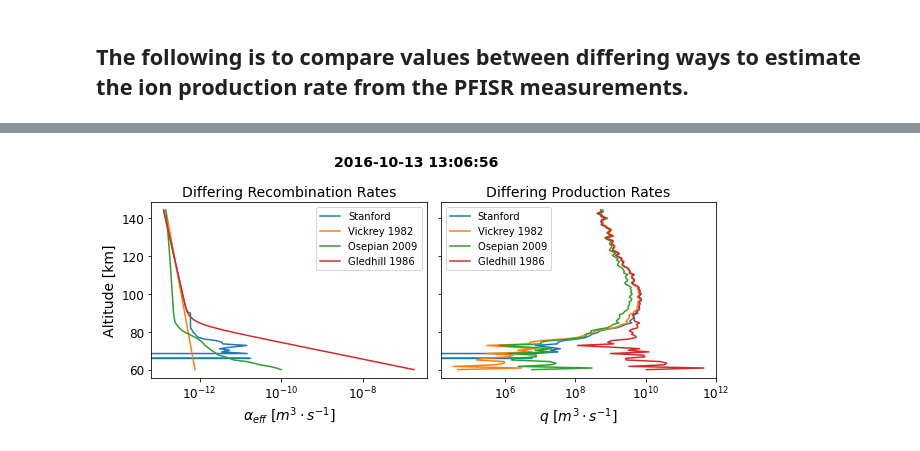
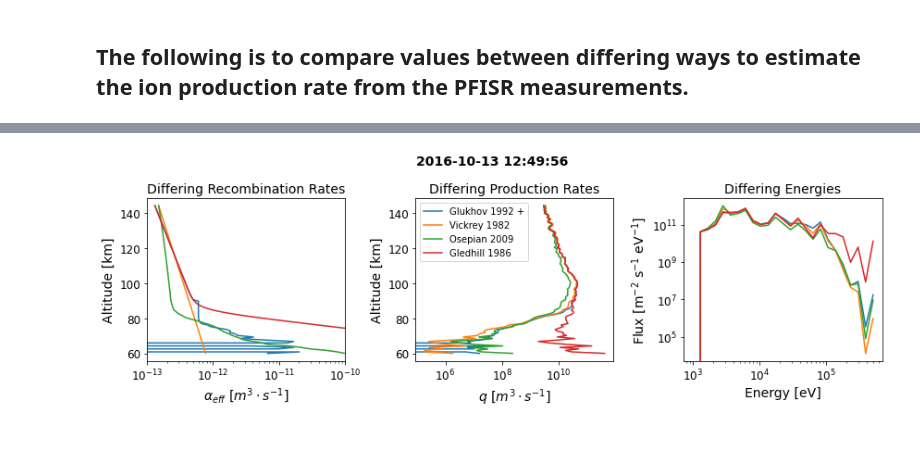
Before and after one commit to rileytroyer/semeter-inversion, a Jupyter notebook: semeter-inversion-example.ipynb, the cells around one changed output, grey strips where cells are left out. Saved outputs shown, nothing was run; the diff lists cells and outputs as text; code cells hidden in the pictures.

Commit message:
figures for agu

```diff
--- a/semeter-inversion-example.ipynb
+++ b/semeter-inversion-example.ipynb
@@ -301,6 +301,6 @@ def get_msis_density(run_time, altitude_bins, max_alt=1001e3,
 # %%
 # Time slice to run inversion for
 #slice_n = 684
-slice_n = 157
+slice_n = 140
 print(utc_time[slice_n])
 # %% [output]
@@ -1070,45 +1077,70 @@ plt.tight_layout()
 # %%
 # Plot a comparison between the different recombination coefficients
-fig, ax = plt.subplots(1, 2, figsize=(9, 4), sharey=True)
+fig = plt.figure(figsize=(12, 4))
+
+ax0 = fig.add_subplot(1, 3, 1)
+ax1 = fig.add_subplot(1, 3, 2, sharey = ax0)
+ax2 = fig.add_subplot(1, 3, 3)
 
 plt.suptitle(str(utc_time[slice_n]), fontsize=14,
               fontweight='bold')
 
 ###### Plot 1: ion recombination rates ######
 # Title and axis
-ax[0].set_title('Differing Recombination Rates',
+ax0.set_title('Differing Recombination Rates',
              fontsize=14)
-ax[0].set_xlabel(r'$\alpha_{eff}$ $[m^3 \cdot s^{-1}]$', fontsize=14)
-ax[0].set_ylabel('Altitude [km]', fontsize=14)
+ax0.set_xlabel(r'$\alpha_{eff}$ $[m^3 \cdot s^{-1}]$', fontsize=14)
+ax0.set_ylabel('Altitude [km]', fontsize=14)
 
 # Plot the coefficients
-ax[0].plot(alphas, altitude_bins/1000, label='Stanford')
-ax[0].plot(alphas_vickrey, altitude_bins/1000, label='Vickrey 1982')
-ax[0].plot(alphas_osepian, altitude_bins/1000, label='Osepian 2009')
-ax[0].plot(alphas_gledhill, altitude_bins/1000, label='Gledhill 1986')
-ax[0].set_xscale('log')
-ax[0].tick_params(labelsize=12)
-
-ax[0].legend()
+ax0.plot(alphas, altitude_bins/1000, label='Glukhov 1992 +')
+ax0.plot(alphas_vickrey, altitude_bins/1000, label='Vickrey 1982')
+ax0.plot(alphas_osepian, altitude_bins/1000, label='Osepian 2009')
+ax0.plot(alphas_gledhill, altitude_bins/1000, label='Gledhill 1986')
+ax0.set_xscale('log')
+ax0.set_xlim(1e-13, 1e-10)
+ax0.tick_params(labelsize=12)
 
 ###### Plot 2: ion production rates ######
-ax[1].set_title('Differing Production Rates',
+ax1.set_title('Differing Production Rates',
              fontsize=14)
-ax[1].set_xlabel(r'$q$ $[m^3 \cdot s^{-1}]$', fontsize=14)
+ax1.set_xlabel(r'$q$ $[m^3 \cdot s^{-1}]$', fontsize=14)
+ax1.set_ylabel('Altitude [km]', fontsize=14)
 
 # Plot the rates
-ax[1].plot(q_estimate, altitude_bins/1000, label='Stanford')
-ax[1].plot(q_vickrey, altitude_bins/1000, label='Vickrey 1982')
-ax[1].plot(q_osepian, altitude_bins/1000, label='Osepian 2009')
-ax[1].plot(q_gledhill, altitude_bins/1000, label='Gledhill 1986')
-ax[1].set_xscale('log')
-ax[1].tick_params(labelsize=12)
+ax1.plot(q_estimate, altitude_bins/1000, label='Glukhov 1992 +')
+ax1.plot(q_vickrey, altitude_bins/1000, label='Vickrey 1982')
+ax1.plot(q_osepian, altitude_bins/1000, label='Osepian 2009')
+ax1.plot(q_gledhill, altitude_bins/1000, label='Gledhill 1986')
+ax1.set_xscale('log')
+ax1.tick_params(labelsize=12)
+# yax = ax1.axes.get_yaxis()
+# yax = yax.set_visible(False)
 
-ax[1].legend()
+ax1.legend()
+
+
+###### Plot 3: ion production rates ######
+ax2.set_title('Differing Energies', fontsize=14)
+ax2.set_ylabel(r'Flux [m$^{-2}$ s$^{-1}$ eV$^{-1}$]',
+              fontsize=14)
+ax2.set_xlabel('Energy [eV]', fontsize=14)
+ax2.tick_params(labelsize=12)
+ax2.set_xscale('log')
+ax2.set_yscale('log')
+
+# Plot the energy
+ax2.plot(energy_bins, new_num_flux*bin_widths, label='Glukhov 1992 +')
+ax2.plot(energy_bins, new_num_flux_vickrey*bin_widths,
+        label='Vickrey 1982')
+ax2.plot(energy_bins, new_num_flux_osepian*bin_widths,
+        label='Osepian 2009')
+ax2.plot(energy_bins, new_num_flux_gledhill*bin_widths,
+        label='Gledhill 1986')
 
 plt.tight_layout()
 
-# plt.savefig('../source-energy-pa/figures/paper-figures/'
-#             + 'chemistry-comparison.jpg', dpi=200)
+plt.savefig('../source-energy-pa/figures/paper-figures/'
+            + 'chemistry-comparison.jpg', dpi=200)
 # %% [output]
-[figure, old version]
+[figure, new version]
```
Also changed, not shown: parts of 9 cells of this notebook.
